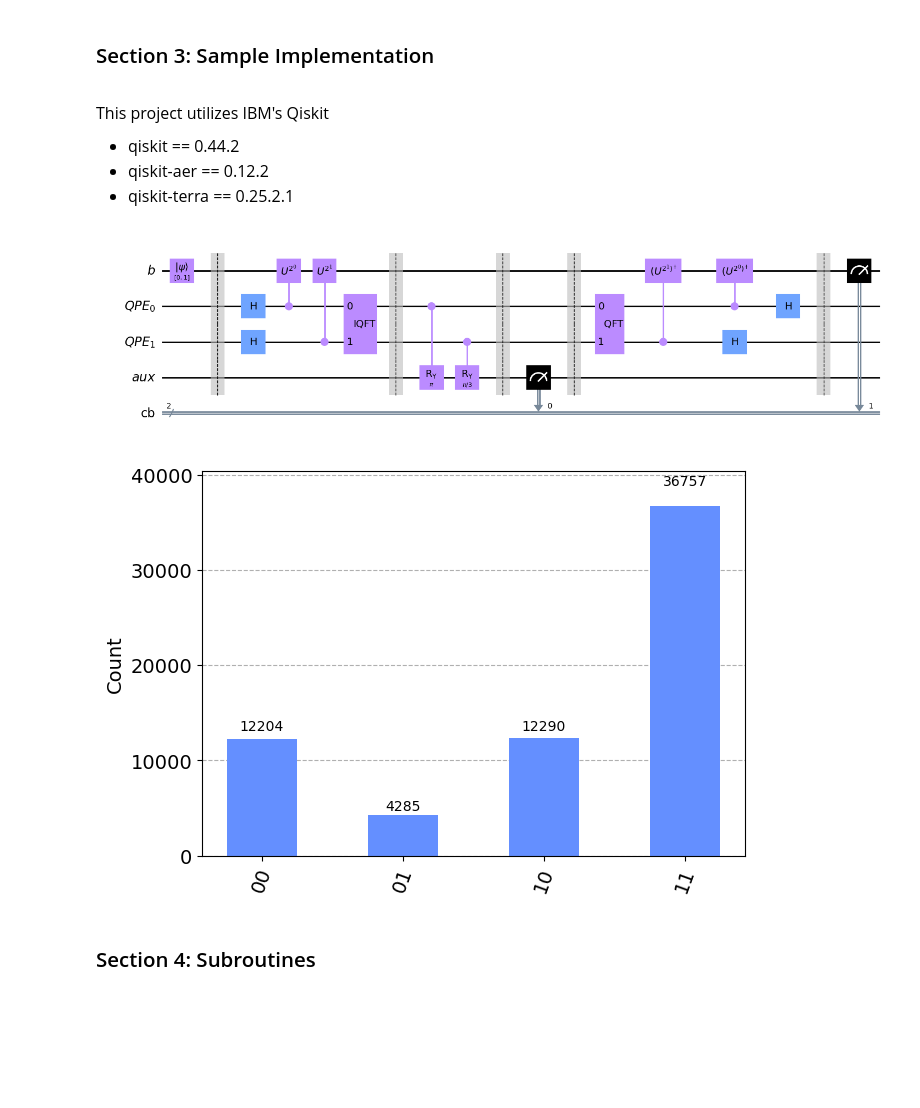
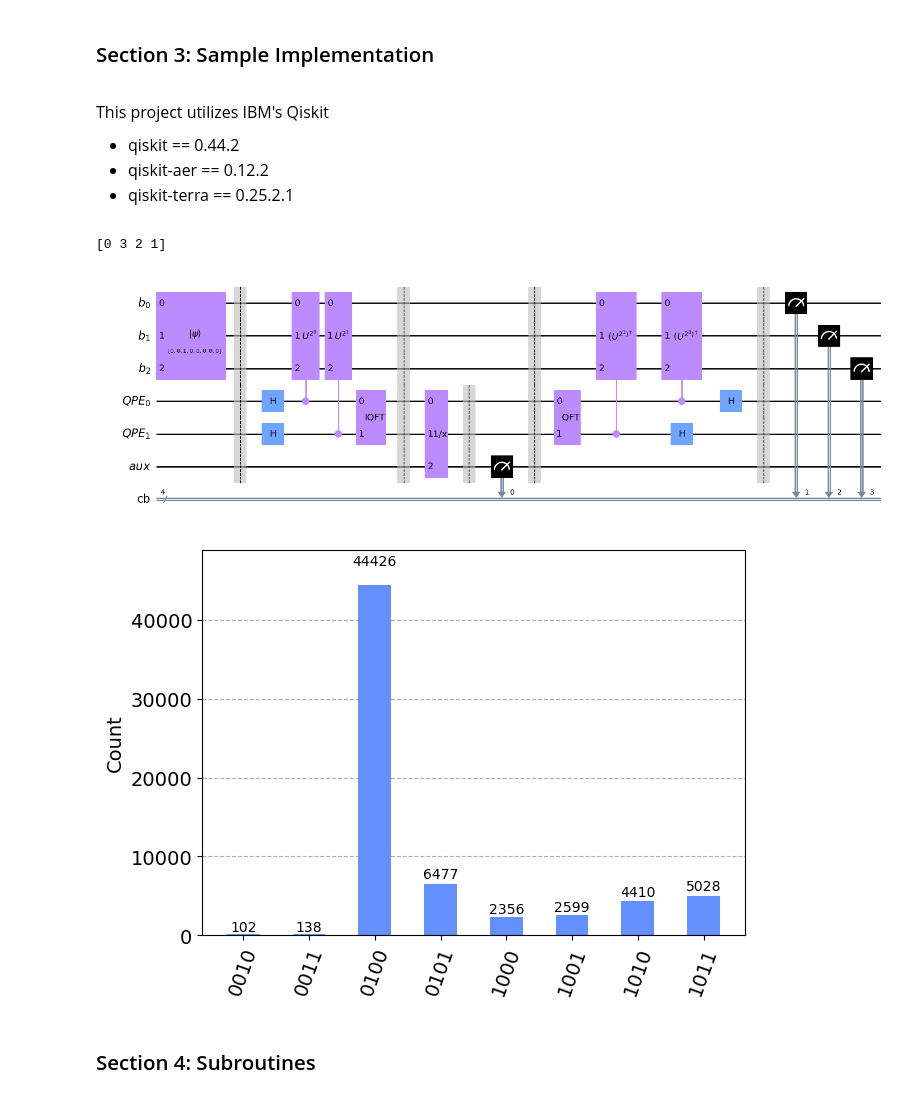
Before and after one commit to sonnyloweus/HHL-Quantum-Linear-Algebra, a Jupyter notebook: QuantumLinearAlgebra_HHL_v2.ipynb, the cells around one changed output. Cells and saved outputs as stored; diff of their text form; code cells hidden in the pictures; blank space fills up the shorter version.

Commit message:
Working but still strange on the eigenvalue inversion step

```diff
--- a/QuantumLinearAlgebra_HHL_v2.ipynb
+++ b/QuantumLinearAlgebra_HHL_v2.ipynb
@@ -303,12 +303,16 @@ def hhl_circuit(
 
     #### EIGENVALUE ROTATION CIRCUIT ####
     eigenvalues_qpe = QPE_extractor(b,U,nb,nq,tol,t)
-    C_coeff = np.min(eigenvalues_qpe)
-    thetas = 2 * np.arcsin(1/eigenvalues_qpe)
-    eigrot_circ = QuantumCircuit(n_b, n_q, n_a, cb)
-    for i in range(len(thetas)):
-        eigrot_circ.cry(thetas[i], n_q[i], n_a)
-    eigrot_circ.barrier()
+    print(eigenvalues_qpe)
+    # C_coeff = np.min(eigenvalues_qpe)
+    # thetas = 2 * np.arcsin(1/eigenvalues_qpe)
+    # eigrot_circ = QuantumCircuit(n_b, n_q, n_a, cb)
+    # for i in range(len(thetas)):
+    #     eigrot_circ.cry(thetas[i], n_q[i], n_a)
+    # eigrot_circ.barrier()
+
+    reciprocal_circuit = ExactReciprocal(nq, 1/(2**nq))
+    reciprocal_circuit.barrier()
 
     #### MEASURING ANCILLA ####
     measure_anc_circ = QuantumCircuit(n_b, n_q, n_a, cb)
@@ -335,7 +339,8 @@ def hhl_circuit(
     #### COMPOSING THE CIRCUIT ####
     circuit = init_circ.compose(qpe_circ)
         # circuit = circuit.compose(QPE_verify_circuit(n_b, n_q, n_a, cb))
-    circuit = circuit.compose(eigrot_circ)
+    # circuit = circuit.compose(eigrot_circ)
+    circuit = circuit.compose(reciprocal_circuit, qubits=n_q[:] + n_a[:],)
     circuit = circuit.compose(measure_anc_circ)
     circuit = circuit.compose(qpe_dag_circ)
     circuit = circuit.compose(measureb_circ)
@@ -344,25 +349,26 @@ def hhl_circuit(
 # %%
 tol = 1e-1
 ev_time = pi
 
 # A is a 3x3 invertible non hermitian sparse matrix that is well scaled
-# A = np.array([[1, 0, 0],
-#               [0, 3/4, 1/2],
-#               [0, 0, 1/4]])
-# b = np.array([0, 0, 1])
-A = np.array([[3/4, 1/4],
-              [1/4, 3/4]])
-b = np.array([0, 1])
+A = np.array([[1, 0, 0],
+              [0, 3/4, 1/2],
+              [0, 0, 1/4]])
+b = np.array([0, 0, 1])
+# A = np.array([[3/4, 1/4],
+#               [1/4, 3/4]])
+# b = np.array([0, 1])
 A, b, hhl = hhl_circuit(A, b, tol, ev_time)
 hhl.draw('mpl')
 # %% [output]
+[0 3 2 1]
-[figure, old version]
+[figure, new version]
 # %%
 job = execute(hhl, backend=backend_qasm, shots=2**16)
 counts = job.result().get_counts()
 plot_histogram(counts)
 # %% [output]
-[figure, old version]
+[figure, new version]
 # %% [markdown]
 <div style="font-family: 'Times New Roman'; font-size: 16px;">
 
```
